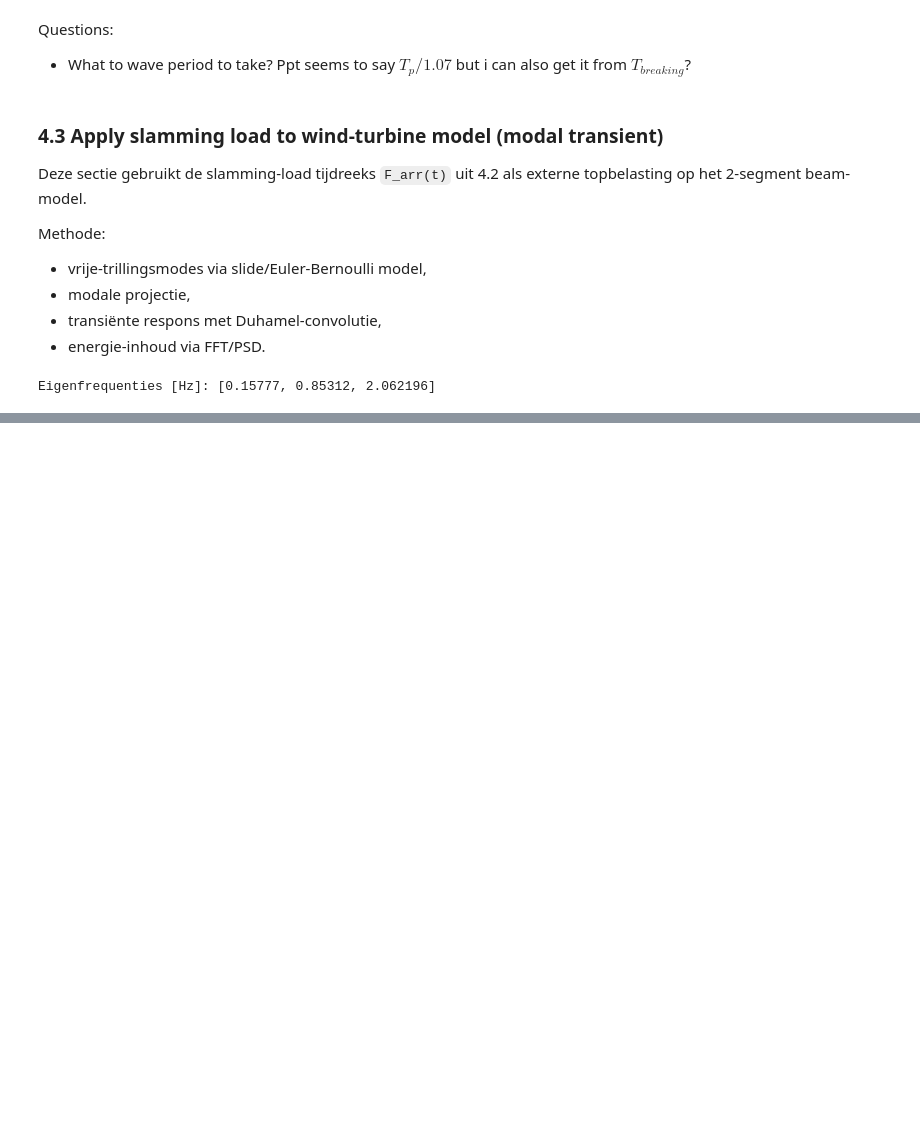
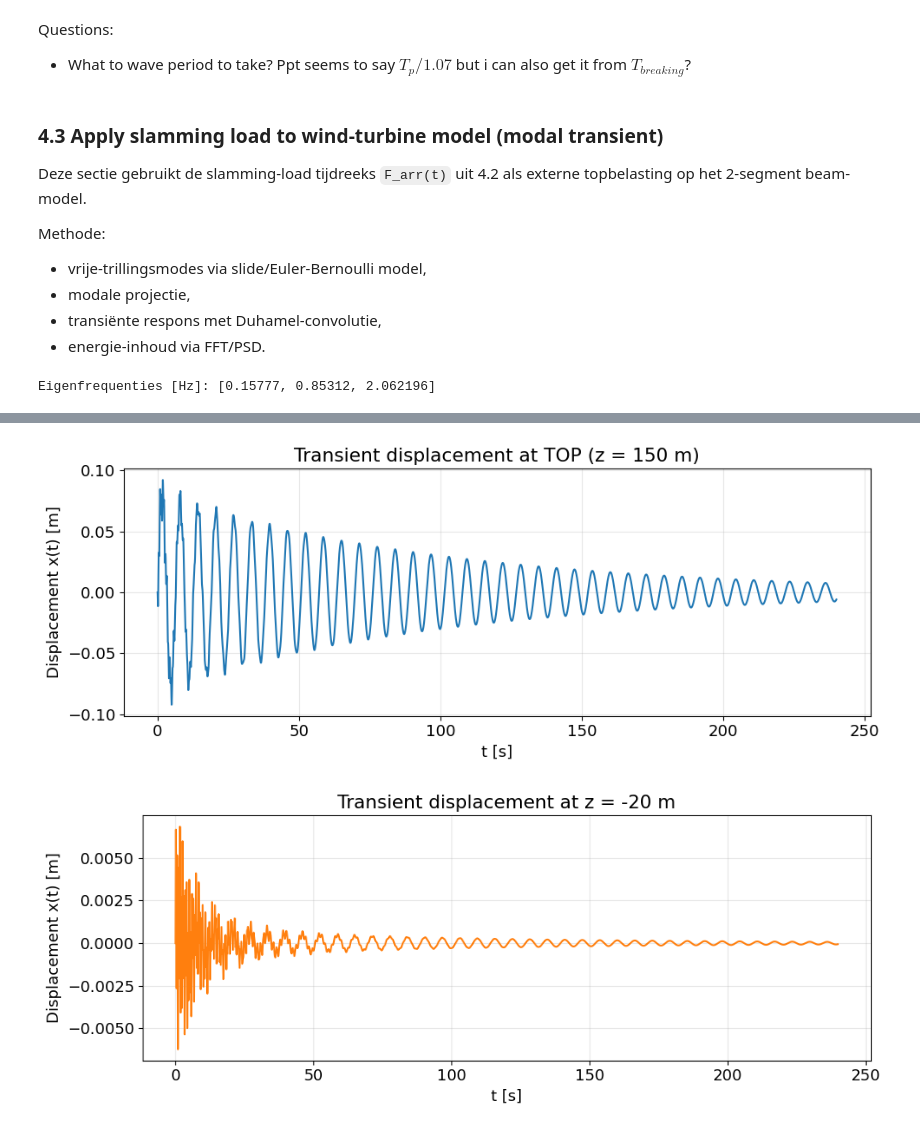
Before and after one commit to JulianEngel1999/FSI_Assignment_2, a Jupyter notebook: impulsive_wave_breaking.ipynb, the cells around one changed output, grey strips where cells are left out. Drawn from its saved outputs; the diff is of its cells as text; code cells hidden in the pictures; blank space fills up the shorter version.

```diff
--- a/impulsive_wave_breaking.ipynb
+++ b/impulsive_wave_breaking.ipynb
@@ -690 +690,47 @@ Running transient model with modal damping only (top dashpot removed).
+# %%
+# Time-domain displacement comparison in one code cell: TOP and z = -20 m
+z_sel_disp = -20.0
+
+# Reconstruct modal participation at z = -20 m using the same mode normalization
+phi_sel_disp = np.zeros(len(omega_n), dtype=float)
+for n, om in enumerate(omega_n):
+    cst = mode_constants(float(om))
+    A1v, B1v, C1v, D1v, A2v, B2v, C2v, D2v = cst
+
+    scale = np.real(W2_fun(H_turb, om, A1v, B1v, C1v, D1v, A2v, B2v, C2v, D2v))
+    scale = float(scale) if abs(scale) > 1e-14 else 1.0
+
+    if z_sel_disp <= 0.0:
+        phi_sel_disp[n] = float(np.real(
+            W1_fun(z_sel_disp, om, A1v, B1v, C1v, D1v, A2v, B2v, C2v, D2v) / scale
+        ))
+    else:
+        phi_sel_disp[n] = float(np.real(
+            W2_fun(z_sel_disp, om, A1v, B1v, C1v, D1v, A2v, B2v, C2v, D2v) / scale
+        ))
+
+x_sel_disp = phi_sel_disp @ q
+
+# Figure 1: TOP displacement (blue)
+plt.figure(figsize=(10, 4))
+plt.plot(tv, x_top, lw=1.5, color='tab:blue')
+plt.xlabel('t [s]')
+plt.ylabel('Displacement x(t) [m]')
+plt.title(f'Transient displacement at TOP (z = {H_turb:.0f} m)')
+plt.grid(True, alpha=0.3)
+plt.tight_layout()
+plt.show()
+
+# Figure 2: Displacement at z = -20 m (orange)
+plt.figure(figsize=(10, 4))
+plt.plot(tv, x_sel_disp, lw=1.5, color='tab:orange')
+plt.xlabel('t [s]')
+plt.ylabel('Displacement x(t) [m]')
+plt.title(f'Transient displacement at z = {z_sel_disp:.0f} m')
+plt.grid(True, alpha=0.3)
+plt.tight_layout()
+plt.show()
+# %% [output]
+[figure, added]
+[figure, added]
 # %%
```
Also changed, not shown: parts of 4 cells of this notebook.
